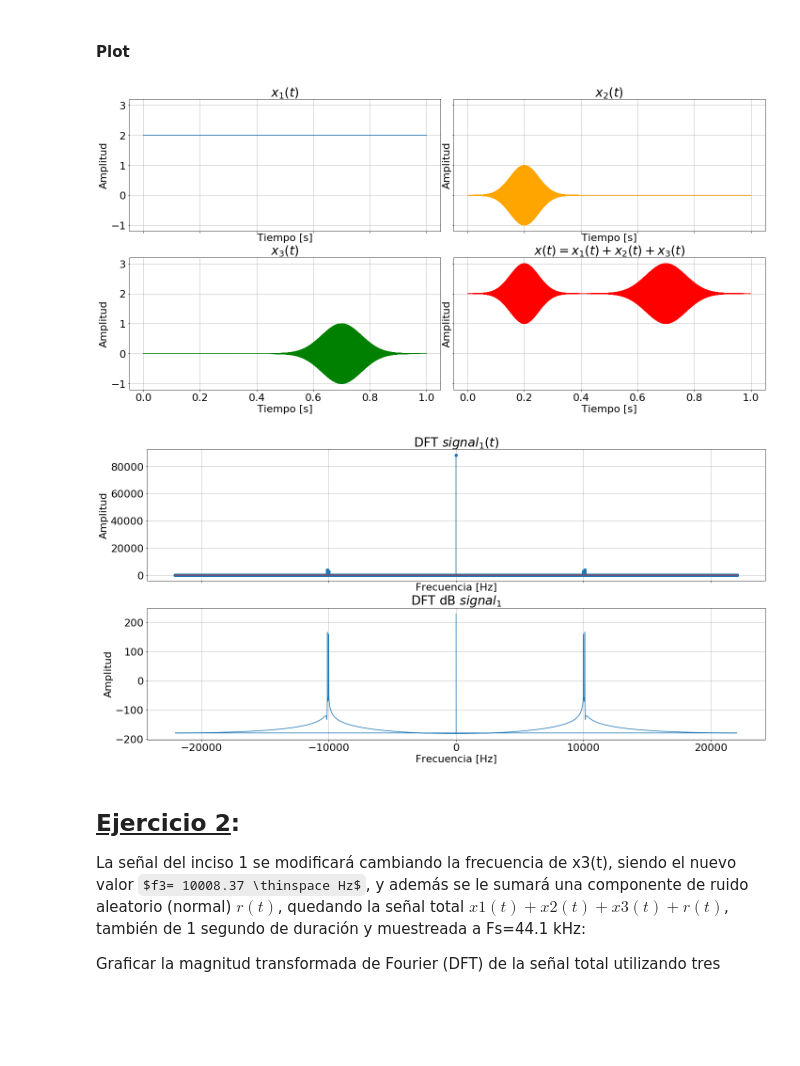
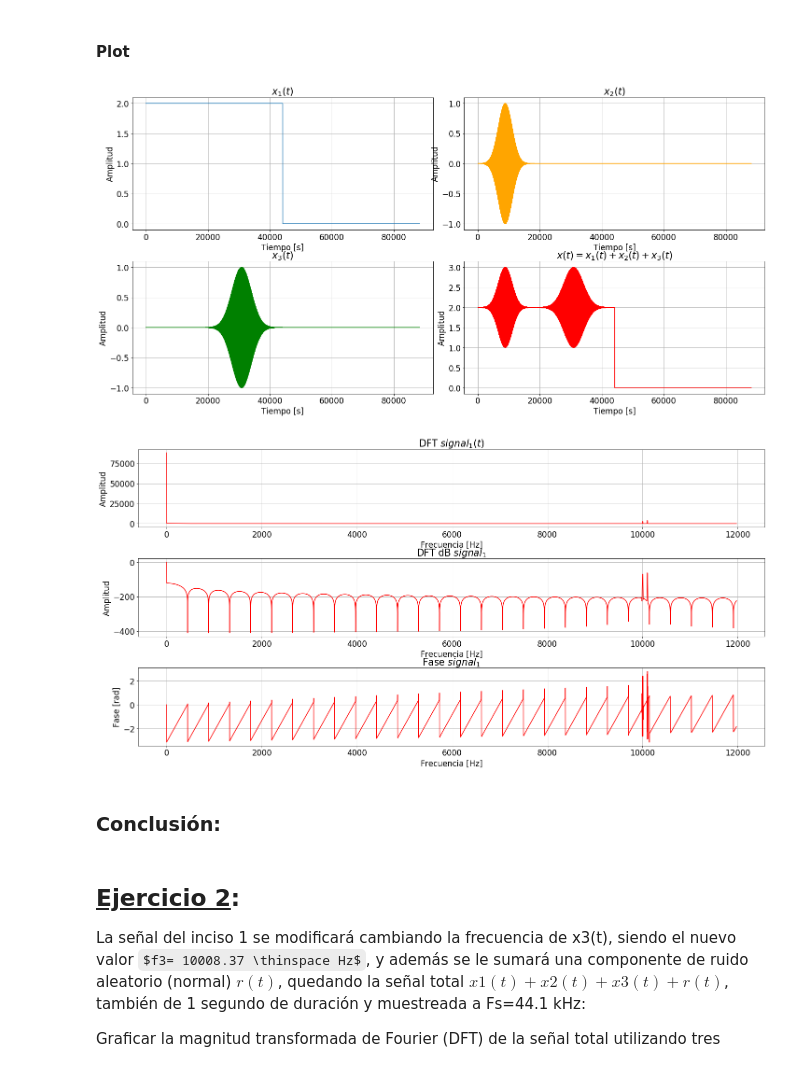
Before and after one commit to lunaisaias/dsp, a Jupyter notebook: tp2_dsp.ipynb, the cells around one changed output. Drawn from its saved outputs; the diff is of its cells as text; code cells hidden in the pictures; some formulas as TeX source; blank space fills up the shorter version.

```diff
--- a/tp2_dsp.ipynb
+++ b/tp2_dsp.ipynb
@@ -34,6 +34,7 @@ freq3 = 10100
 u3 = 0.7
 s3 = 0.07
 amplitud1 = 2
+
 
 #Funcion x1
 x1 = amplitud1*np.ones_like(t)
@@ -53,6 +54,14 @@ x3 = val3*val4
 signal1 = x1+x2+x3
 
 #función dB
-x_dB = 20*np.log(signal1/abs(np.max(signal1)))
+signal1_dB = 20*np.log(signal1/np.max(abs(signal1)))
+
+#matriz para almacenar señales y plotear con zeros.
+signals = np.zeros((5, 2*T*sr))
+signals[0, :T*sr] = x1
+signals[1, :T*sr] = x2
+signals[2, :T*sr] = x3
+signals[3, :T*sr] = signal1
+signals[4, :T*sr] = signal1_dB
 # %% [markdown]
 ### FFT
@@ -62,43 +68,52 @@ freq = np.fft.fftfreq(len(t), 1/sr)
+# %%
+samples1= 100 #agrego más muestras para zero_padding
+dft_signal1 = np.fft.rfft(signal1, n=T*sr + samples1)
+freq = np.fft.rfftfreq(T*sr+samples1, 1/sr)
 # %% [markdown]
 #### Plot
 # %%
-plt.rcParams.update({'font.size': 22})
-fig, axs = plt.subplots(2, 2, sharex=True, sharey=True, figsize=[20, 10])
-axs[0, 0].plot(t, x1)
+plt.rcParams.update({'font.size': 17})
+fig, axs = plt.subplots(2, 2, sharex=False, sharey=False, figsize=[20, 10])
+axs[0, 0].plot(signals[0, :])
 axs[0, 0].set_title('$x_1(t)$')
-axs[0, 1].plot(t, x2, color='orange')
+axs[0, 1].plot(signals[1, :], color='orange')
 axs[0, 1].set_title('$x_2(t)$')
-axs[1, 0].plot(t, x3, color='green')
+axs[1, 0].plot(signals[2, :] ,color='green')
 axs[1, 0].set_title('$x_3(t)$')
-axs[1, 1].plot(t, signal1, color='red')
+axs[1, 1].plot(signals[3, :], color='red')
 axs[1, 1].set_title('$x(t) = x_1(t) + x_2(t) + x_3(t)$')
 fig.tight_layout()
 
 axs.flat[0].set(ylabel='Amplitud', xlabel='Tiempo [s]')
 axs.flat[1].set(ylabel='Amplitud', xlabel='Tiempo [s]')
 axs.flat[2].set(ylabel='Amplitud', xlabel='Tiempo [s]')
 axs.flat[3].set(ylabel='Amplitud', xlabel='Tiempo [s]')
 
 for ax in axs.flat:
     ax.grid()
 
 
-plt.rcParams.update({'font.size': 22})
-fig, axs = plt.subplots(2, 1, sharex=True, sharey=False, figsize=[20, 10])
-axs[0].stem(freq, abs(dft_signal1),use_line_collection= "True")
+plt.rcParams.update({'font.size': 17})
+fig, axs = plt.subplots(3, 1, sharex=False, sharey=False, figsize=[20, 10])
+axs[0].plot(freq[0:12000], abs(dft_signal1[0:12000]), color='red')
 axs[0].set_title('DFT $signal_1(t)$')
-axs[1].plot(freq, 20*np.log(abs(dft_signal1)))
+axs[1].plot(freq[0:12000], 20*np.log(abs(dft_signal1[0:12000])/np.max(abs(dft_signal1))), color='red')
 axs[1].set_title('DFT dB $signal_1$')
+axs[2].plot(freq[0:12000], np.angle(dft_signal1[0:12000]), color='red')
+axs[2].set_title('Fase $signal_1$')
 fig.tight_layout()
 
 axs.flat[0].set(ylabel='Amplitud', xlabel='Frecuencia [Hz]')
 axs.flat[1].set(ylabel='Amplitud', xlabel='Frecuencia [Hz]')
+axs.flat[2].set(ylabel='Fase [rad]', xlabel='Frecuencia [Hz]')
 
 for ax in axs.flat:
     ax.grid()
 # %% [output]
-[figure, old version]
+[figure, new version]
-[figure, old version]
+[figure, new version]
+# %% [markdown]
+### Conclusión:
 # %% [markdown]
 ## <u>Ejercicio 2</u>:
 La señal del inciso 1 se modificará cambiando la frecuencia de x3(t), siendo el nuevo valor $f3= 10008.37 \thinspace Hz$, y además se le sumará una componente de ruido aleatorio (normal) $r(t)$, quedando la señal total $x1(t)+x2(t)+x3(t)+ r(t)$, también de 1 segundo de duración y muestreada a Fs=44.1 kHz:
```
Also changed, not shown: parts of 10 cells of this notebook, 1 other file.
